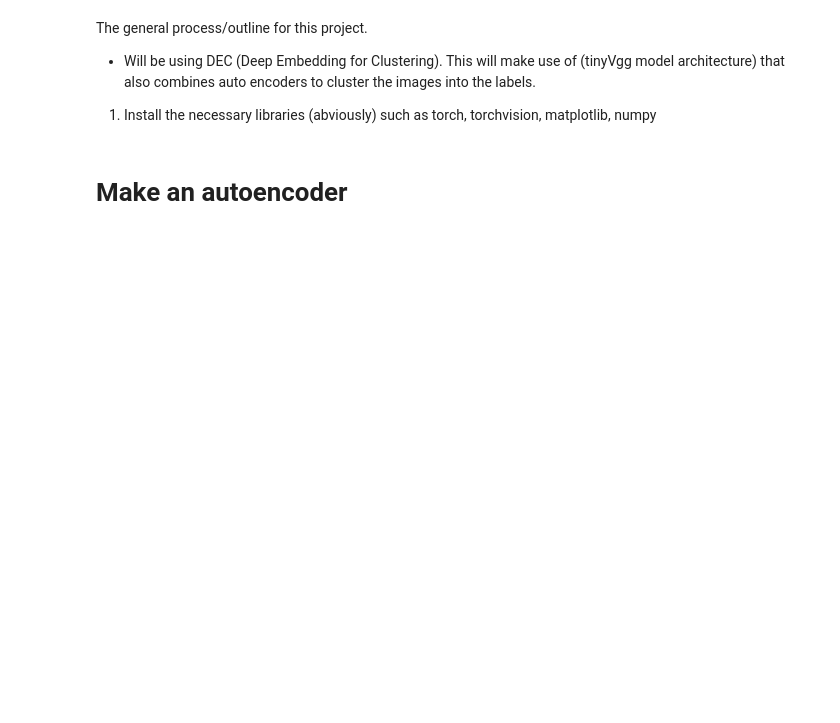
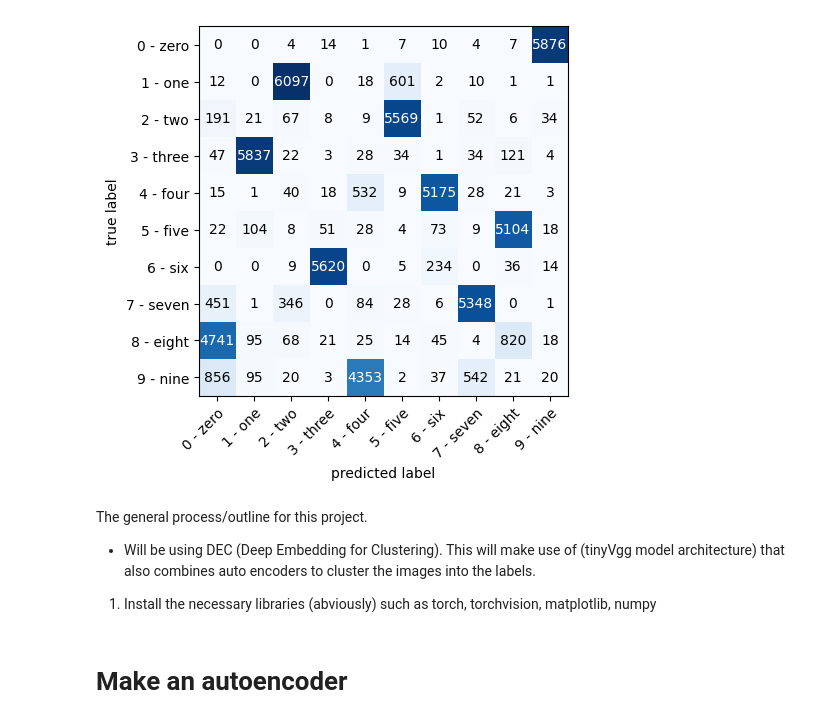
Before and after one commit to kmsmeng/AutoEncoder, a Jupyter notebook: image_clustering.ipynb, the cells around one changed output. Saved outputs shown, nothing was run; the diff lists cells and outputs as text; code cells hidden in the pictures; blank space fills up the shorter version.

```diff
--- a/image_clustering.ipynb
+++ b/image_clustering.ipynb
@@ -0,0 +183,9 @@
+# %%
+# true labels vs k-means clustered classification
+# as discussed earlier... just like accuracy confusion matrix are not good judge of how well the clustering worked...
+# although we could take a look at these dark spots in the conf-matrix and know that these represnt one big cluster when plotted....
+confusion_matrix_tensor = confusion_matrix(torch.tensor(cluster_labels), torch.tensor(label))
+
+fig, ax = plot_confusion_matrix(conf_mat=confusion_matrix_tensor.numpy(), class_names=test_data.classes)
+# %% [output]
+[figure, added]
```
Also changed, not shown: parts of 34 cells of this notebook, 8 other files.
